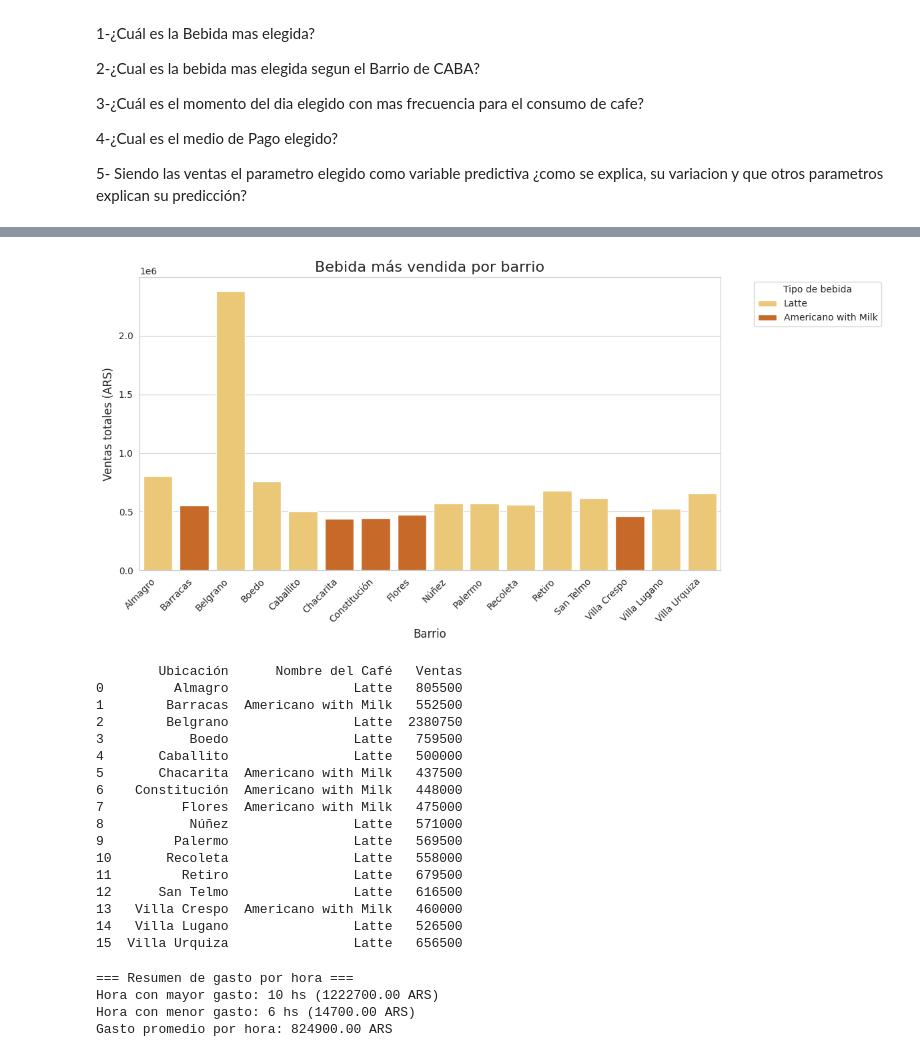
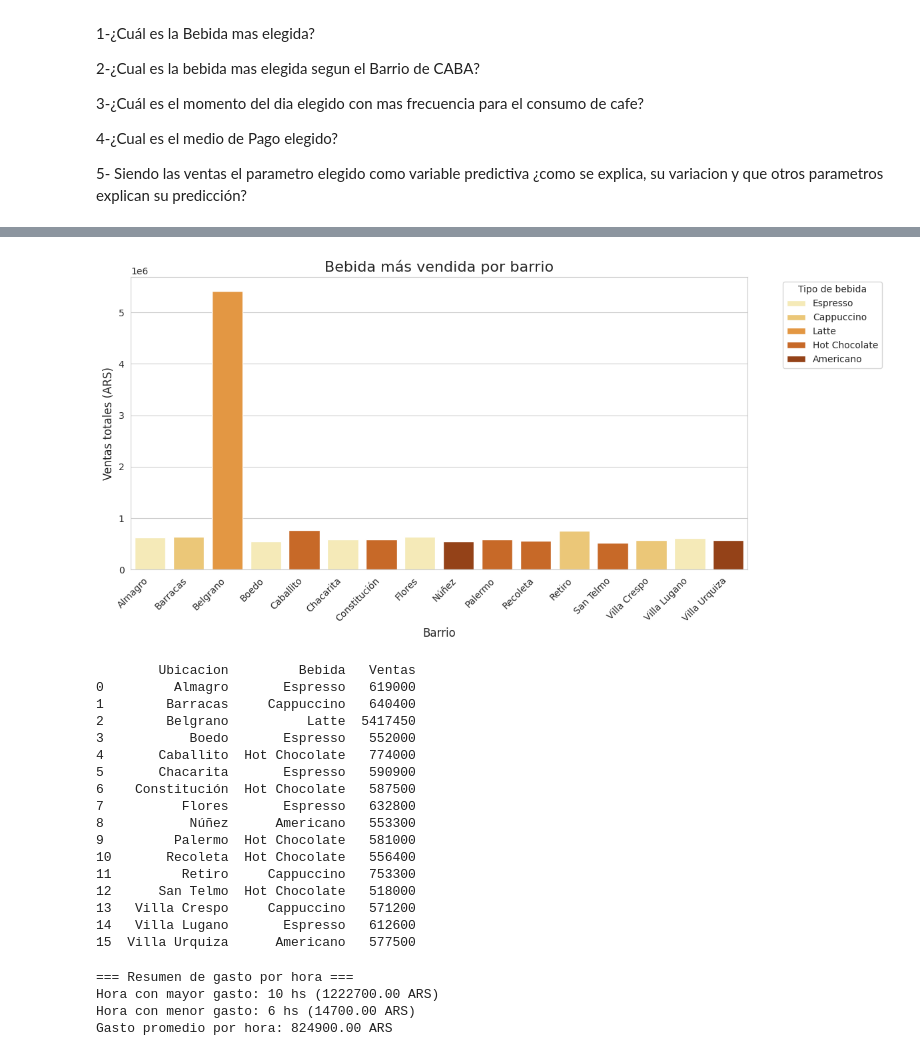
Before and after one commit to estemartinez87-cell/ProyectoConsumodeCafeI-MartinezEstela, a Jupyter notebook: Analisis_del_consumo_del_cafe.ipynb, the cells around one changed output, grey strips where cells are left out. Drawn from its saved outputs; the diff is of its cells as text; code cells hidden in the pictures.

```diff
--- a/Analisis_del_consumo_del_cafe.ipynb
+++ b/Analisis_del_consumo_del_cafe.ipynb
@@ -55,28 +55,6 @@ df['Ventas'] = df['precio'] * df['Cantidad']
 
 import numpy as np
 
-# Suponiendo que df_clean ya tiene la columna 'MedioPago'
-# Ejemplo de medios de pago: 'Tarjeta de credito', 'Efectivo', 'Billeteras virtuales', etc.
-
-# Función para asignar promo según medio de pago
-def asignar_promo(medio):
-    if medio.lower() == 'tarjeta de credito':
-        return 'Descuento bancario'
-    elif medio.lower() == 'efectivo':
-        return 'Descuento en efectivo'
-    elif medio.lower() == 'billeteras virtuales':
-        return 'Descuento billetera '
-    else:
-        # Para otros medios, asignar aleatoriamente 'Ninguno' o algún descuento
-        return np.random.choice(['Ninguno', 'Descuento bancario', 'Descuento en efectivo'])
-
-# Crear la columna Promo
-df_clean['Promo'] = df_clean['MedioPago'].apply(asignar_promo)
-
-# Verificar
-print(df_clean[['MedioPago','Promo']].head(10))
-
-
 modo = df["Profesion"].mode()[0]
 df["Profesion"] = df["Profesion"].fillna(modo)
 print(df["Profesion"].isna().sum())
@@ -226,56 +204,56 @@ import seaborn as sns
 import pandas as pd
 
 # Calcular la bebida más vendida por barrio
 mas_vendida_por_barrio = (
-    df.groupby(["Ubicación", "Nombre del Café"])["Ventas"]
+    df_clean.groupby(["Ubicacion", "Bebida"])["Ventas"]
     .sum()
     .reset_index()
-    .sort_values(["Ubicación", "Ventas"], ascending=[True, False])
+    .sort_values(["Ubicacion", "Ventas"], ascending=[True, False])
 )
 
 # Tomar la bebida con mayor venta por cada barrio
-mas_vendida_por_barrio = mas_vendida_por_barrio.groupby("Ubicación").first().reset_index()
+mas_vendida_por_barrio = mas_vendida_por_barrio.groupby("Ubicacion").first().reset_index()
 
 # Crear gráfico de barras
 plt.figure(figsize=(12,6))
 sns.barplot(
     data=mas_vendida_por_barrio,
-    x="Ubicación",
+    x="Ubicacion",
     y="Ventas",
-    hue="Nombre del Café",
+    hue="Bebida",
     dodge=False,  # para que cada barra sea de un solo color
     palette="YlOrBr"
 )
 
 plt.title("Bebida más vendida por barrio", fontsize=16)
 plt.xlabel("Barrio", fontsize=12)
 plt.ylabel("Ventas totales (ARS)", fontsize=12)
 plt.xticks(rotation=45, ha="right")
 plt.legend(title="Tipo de bebida", bbox_to_anchor=(1.05, 1), loc="upper left")
 plt.tight_layout()
 plt.show()
 
 # Mostrar tabla resumen
 print(mas_vendida_por_barrio)
 # %% [output]
-[figure, old version]
+[figure, new version]
-        Ubicación      Nombre del Café   Ventas
-0         Almagro                Latte   805500
-1        Barracas  Americano with Milk   552500
-2        Belgrano                Latte  2380750
-3           Boedo                Latte   759500
-4       Caballito                Latte   500000
-5       Chacarita  Americano with Milk   437500
-6    Constitución  Americano with Milk   448000
-7          Flores  Americano with Milk   475000
-8           Núñez                Latte   571000
-9         Palermo                Latte   569500
-10       Recoleta                Latte   558000
-11         Retiro                Latte   679500
-12      San Telmo                Latte   616500
-13   Villa Crespo  Americano with Milk   460000
-14   Villa Lugano                Latte   526500
-15  Villa Urquiza                Latte   656500
+        Ubicacion         Bebida   Ventas
+0         Almagro       Espresso   619000
+1        Barracas     Cappuccino   640400
+2        Belgrano          Latte  5417450
+3           Boedo       Espresso   552000
+4       Caballito  Hot Chocolate   774000
+5       Chacarita       Espresso   590900
+6    Constitución  Hot Chocolate   587500
+7          Flores       Espresso   632800
+8           Núñez      Americano   553300
+9         Palermo  Hot Chocolate   581000
+10       Recoleta  Hot Chocolate   556400
+11         Retiro     Cappuccino   753300
+12      San Telmo  Hot Chocolate   518000
+13   Villa Crespo     Cappuccino   571200
+14   Villa Lugano       Espresso   612600
+15  Villa Urquiza      Americano   577500
 # %%
 #GRAFICO UNIVARIADO TEMPORAL  DIA Y HORA MAS ELEGIDOS
 
```
Also changed, not shown: parts of 17 cells of this notebook.
